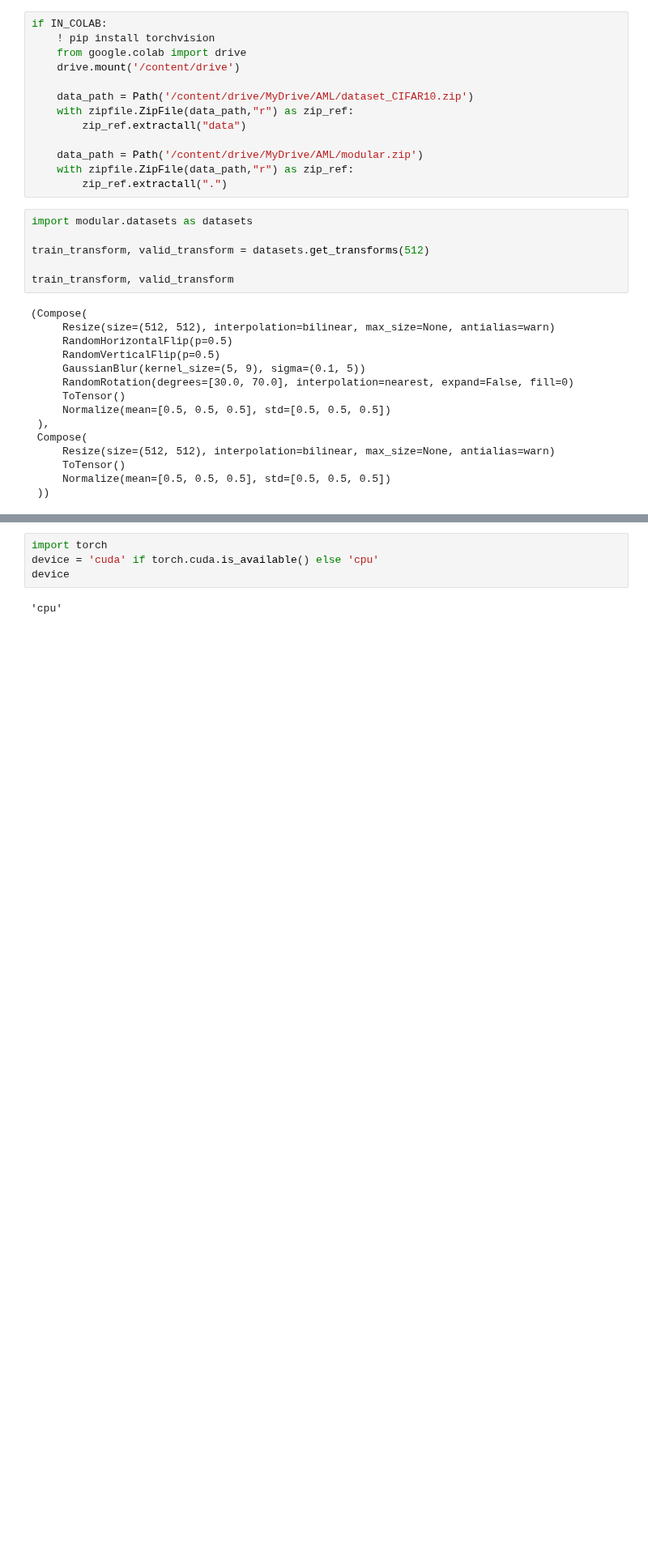
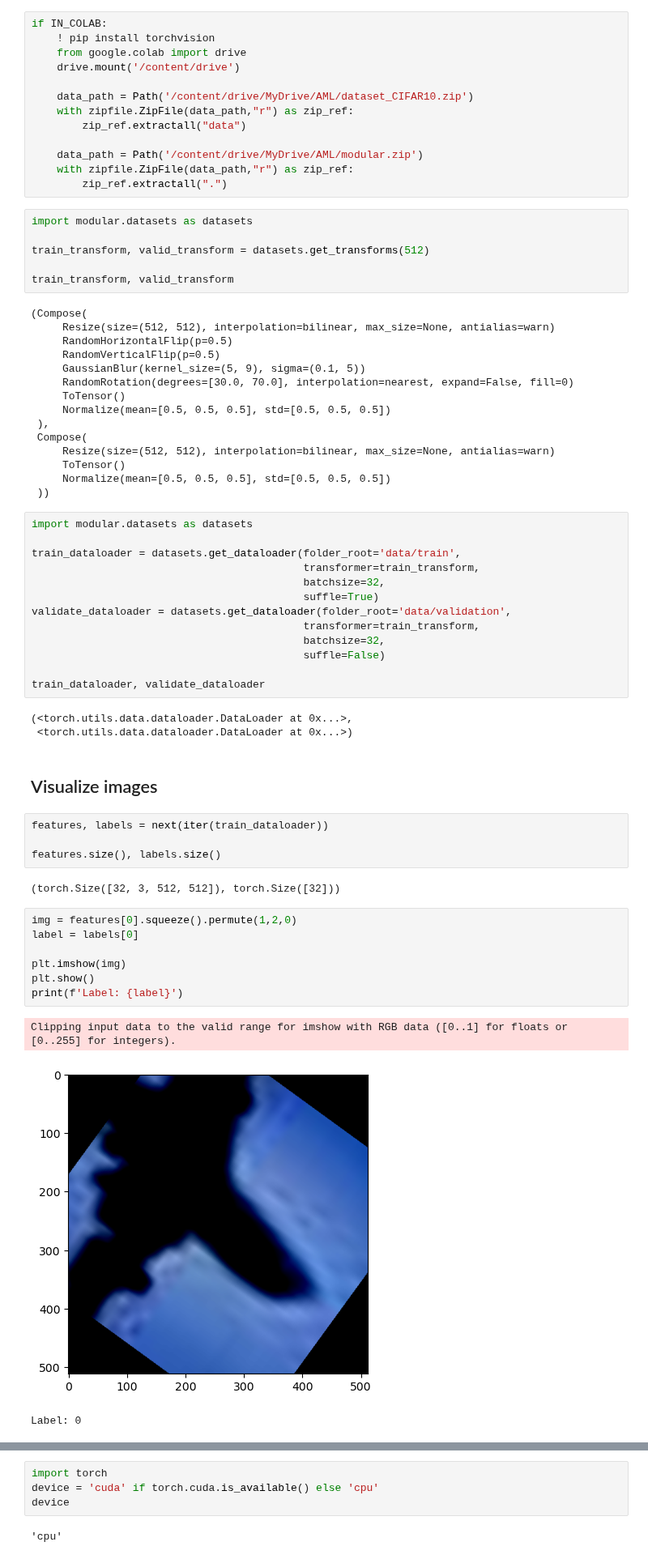
Before and after one commit to wilberquito/AMLProject, a Jupyter notebook: AMLProject.ipynb, the cells around one changed output, grey strips where cells are left out. Shown at 81% size. Cells and saved outputs as stored; diff of their text form; blank space fills up the shorter version.

Commit message:
show images

```diff
--- a/AMLProject.ipynb
+++ b/AMLProject.ipynb
@@ -56,3 +57,38 @@ train_transform, valid_transform
      ToTensor()
      Normalize(mean=[0.5, 0.5, 0.5], std=[0.5, 0.5, 0.5])
  ))
+# %%
+import modular.datasets as datasets
+
+train_dataloader = datasets.get_dataloader(folder_root='data/train',
+                                           transformer=train_transform,
+                                           batchsize=32,
+                                           suffle=True)
+validate_dataloader = datasets.get_dataloader(folder_root='data/validation',
+                                           transformer=train_transform,
+                                           batchsize=32,
+                                           suffle=False)
+
+train_dataloader, validate_dataloader
+# %% [output]
+(<torch.utils.data.dataloader.DataLoader at 0x...>,
+ <torch.utils.data.dataloader.DataLoader at 0x...>)
+# %% [markdown]
+## Visualize images
+# %%
+features, labels = next(iter(train_dataloader))
+
+features.size(), labels.size()
+# %% [output]
+(torch.Size([32, 3, 512, 512]), torch.Size([32]))
+# %%
+img = features[0].squeeze().permute(1,2,0)
+label = labels[0]
+
+plt.imshow(img)
+plt.show()
+print(f'Label: {label}')
+# %% [output]
+Clipping input data to the valid range for imshow with RGB data ([0..1] for floats or [0..255] for integers).
+[figure, added]
+Label: 0
```
Also changed, not shown: parts of 5 cells of this notebook, 1 other file.
